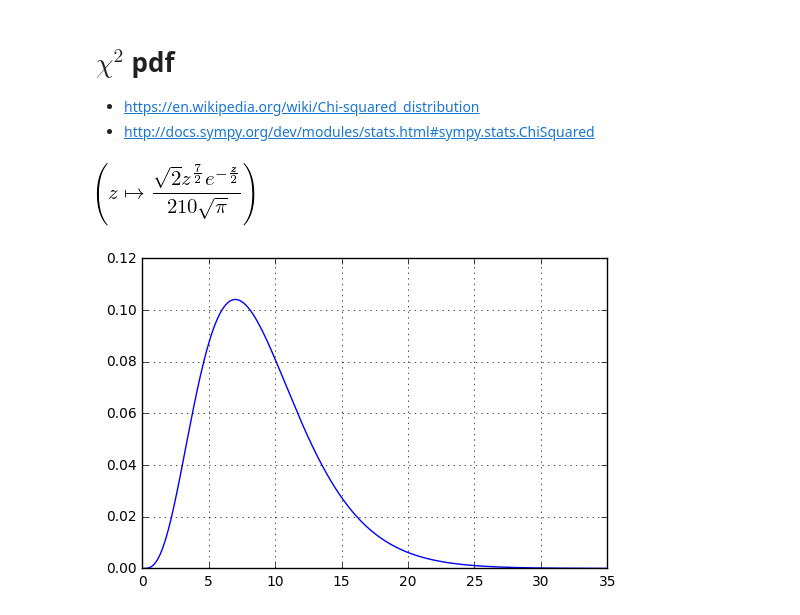
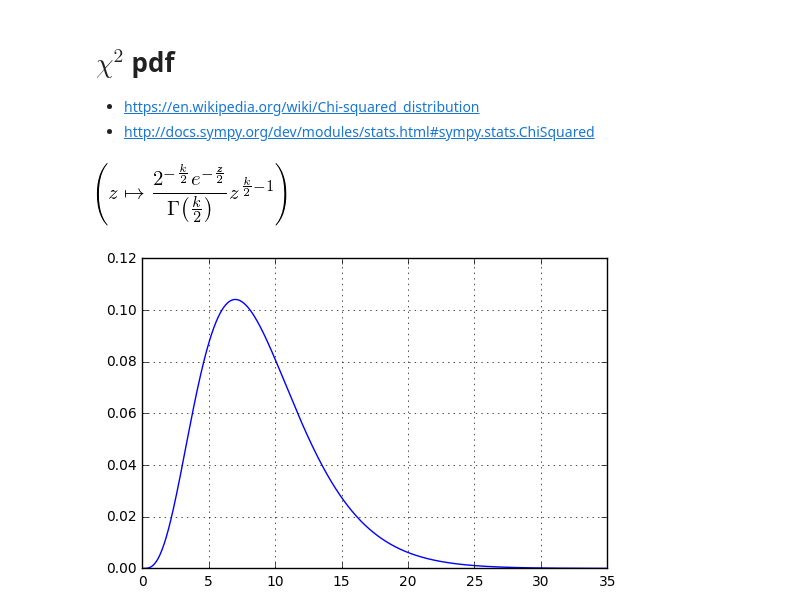
Before and after one commit to massimo-nocentini/pacc, a Jupyter notebook: paa-course/lecture-notes-november-29-2016.ipynb, the cells around one changed output. Cells and saved outputs as stored; diff of their text form; code cells hidden in the pictures.

```diff
--- a/paa-course/lecture-notes-november-29-2016.ipynb
+++ b/paa-course/lecture-notes-november-29-2016.ipynb
@@ -76,8 +99,8 @@ def ChiSquared_distribution(z, freedom_degrees):
     pdf = stats.density(X_Chi_rv)
     return Lambda([z], pdf(z))
 # %%
-ChiSquared_fn = ChiSquared_distribution(z, freedom_degrees=9)
+ChiSquared_fn = ChiSquared_distribution(z, freedom_degrees=k)
 ChiSquared_fn
 # %% [output]
-[figure, old version]
+[figure, new version]
 # %%
```
Also changed, not shown: parts of 18 cells of this notebook, 1 other file.
